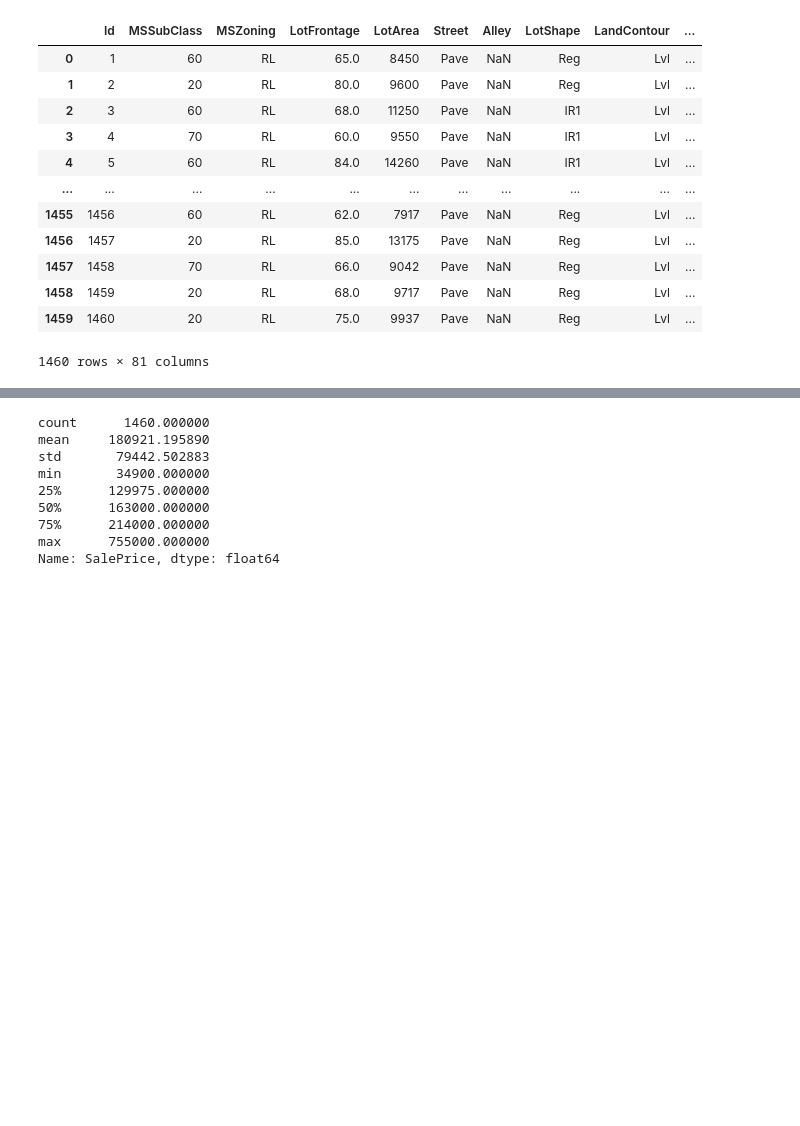
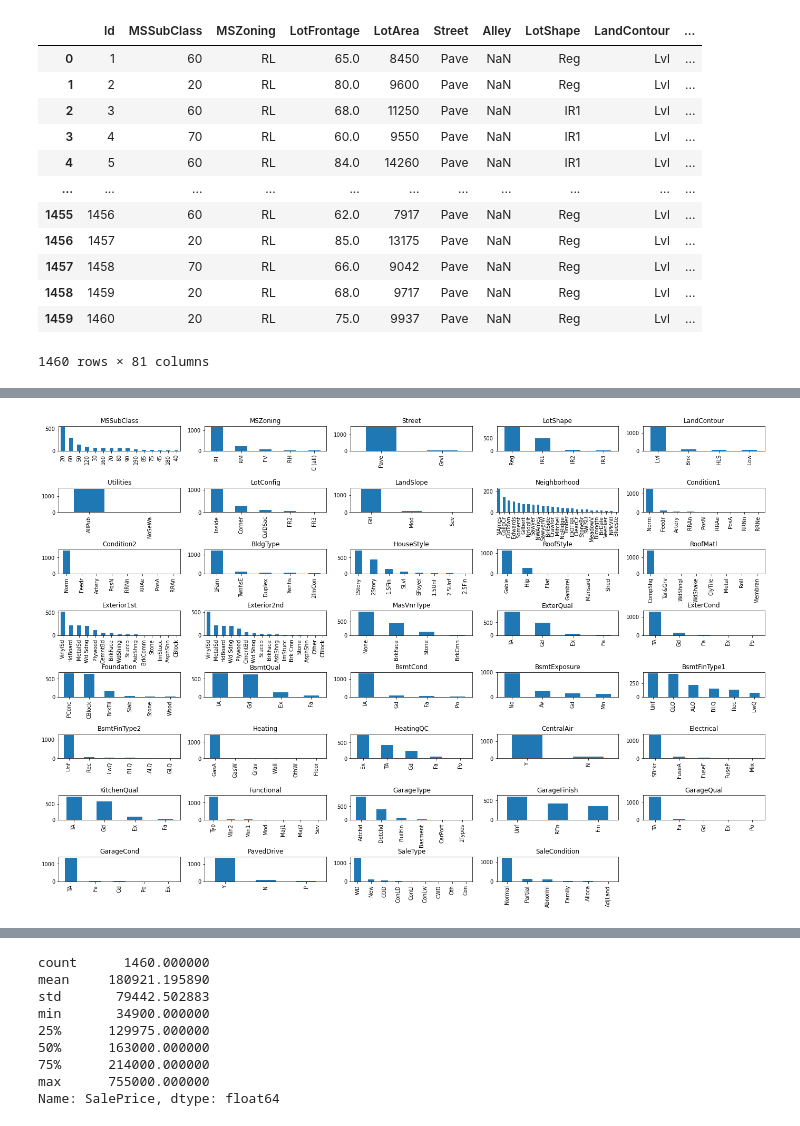
Before and after one commit to csLee94/project_notebook, a Jupyter notebook: Cometo_worksheet.ipynb, the cells around one changed output, grey strips where cells are left out. Cells and saved outputs as stored; diff of their text form; code cells hidden in the pictures; blank space fills up the shorter version.

```diff
--- a/Cometo_worksheet.ipynb
+++ b/Cometo_worksheet.ipynb
@@ -117,0 +120,12 @@ df
+# %%
+strlst = []
+numlst = []
+for txt in list(df.columns):
+  if type(df[txt][0]) == str:
+    strlst.append(txt)
+  elif type(df[txt][0]) == np.int64:
+    numlst.append(txt)
+  elif type(df[txt][0]) == np.float64:
+    numlst.append(txt)
+
+numlst.remove('Id')
@@ -117,0 +169,12 @@ df
+# %%
+i=1
+plt.figure(figsize=(24,15))
+for txt in strlst:
+  plt.subplot(8,5,i)
+  df[txt].value_counts().plot.bar()
+  plt.title(txt)
+  i += 1
+plt.subplots_adjust(left=0.125, bottom=0.1,  right=0.9, top=0.9, wspace=0.2, hspace=1.5)
+plt.show()
+# %% [output]
+[figure, added]
```
Also changed, not shown: parts of 41 cells of this notebook.
